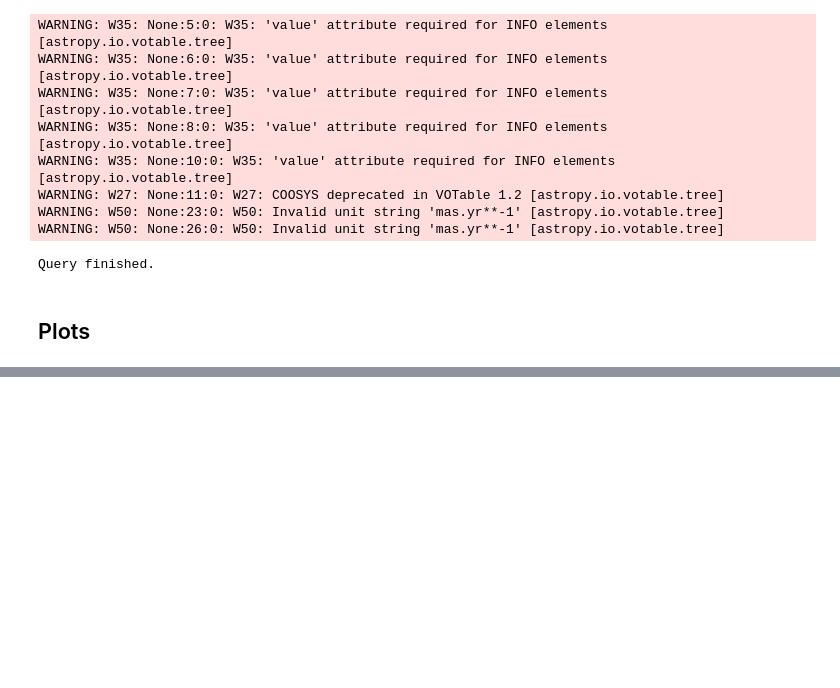
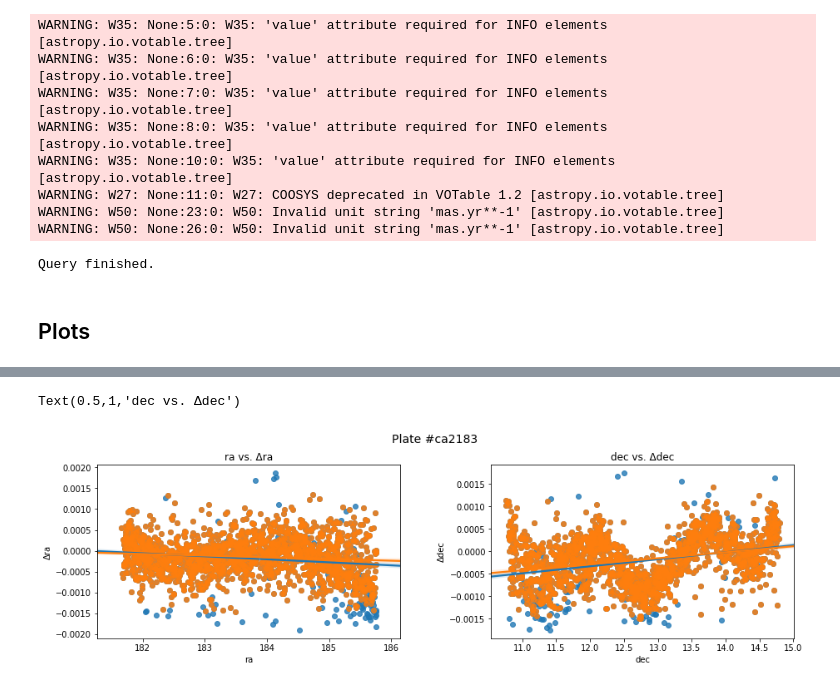
Before and after one commit to oliang2000/yerkes-plate-digitization, a Jupyter notebook: APT.ipynb, the cells around one changed output, grey strips where cells are left out. Drawn from its saved outputs; the diff is of its cells as text; code cells hidden in the pictures; blank space fills up the shorter version.

```diff
--- a/APT.ipynb
+++ b/APT.ipynb
@@ -134,0 +98,15 @@ sns.regplot('dec','Δdec',data=df_filtered)
+# %%
+fig = plt.figure(figsize=(15,4))
+title = fig.suptitle("Plate #ca2183", fontsize=14)
+fig.subplots_adjust(top=0.85, wspace=0.3)
+
+ax1 = fig.add_subplot(1,2,1)
+sns.regplot('ra','Δra',data=df).set_title('ra vs. Δra')
+sns.regplot('ra','Δra',data=df_filtered).set_title('ra vs. Δra')
+
+ax2 = fig.add_subplot(1,2,2)
+sns.regplot('dec','Δdec',data=df).set_title('dec vs. Δdec')
+sns.regplot('dec','Δdec',data=df_filtered).set_title('dec vs. Δdec')
+# %% [output]
+Text(0.5,1,'dec vs. Δdec')
+[figure, added]
```
Also changed, not shown: parts of 15 cells of this notebook.
